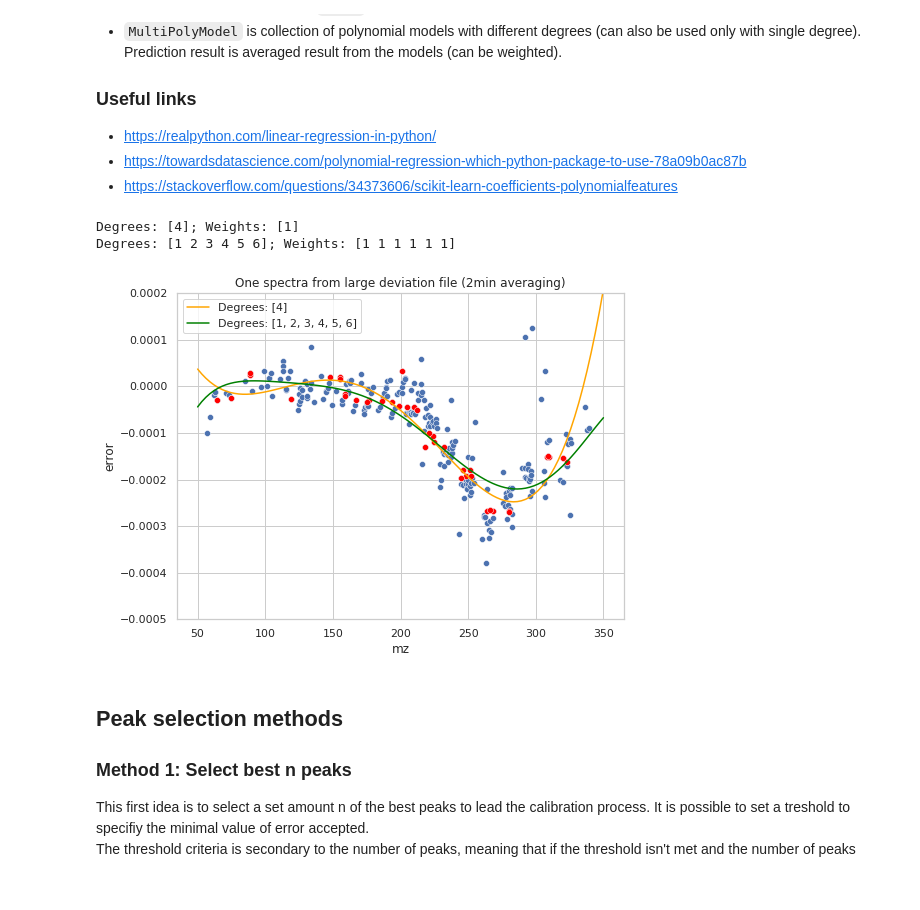
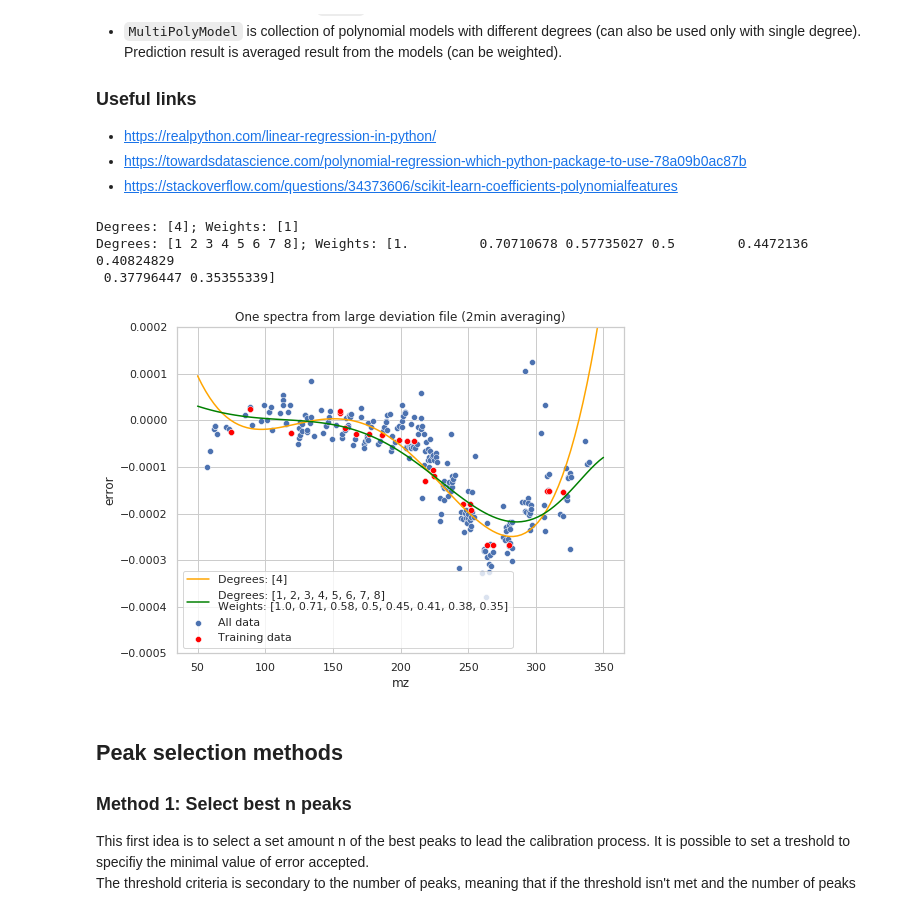
Before and after one commit to jokinen77/DataScienceProject1-Orbitrap, a Jupyter notebook: DataScienceProject1.ipynb, the cells around one changed output. Cells and saved outputs as stored; diff of their text form; code cells hidden in the pictures.

```diff
--- a/DataScienceProject1.ipynb
+++ b/DataScienceProject1.ipynb
@@ -200,6 +200,7 @@ def fit_gaussian(peak, resolution=default_resolution, show=False, use_rolling =
     out = leastsq(errfunc, init, args=(peak["mz"], intensity), maxfev = 200)
     c = out[0]
     if show:
+        sns.set_theme(style="whitegrid")
         x = np.linspace(peak["mz"].min(), peak["mz"].max(), 1000)
         fig, ax = plt.subplots(figsize=(8,6))
         ax.ticklabel_format(useOffset=False)
@@ -349,7 +350,7 @@ calculateMassUncertainty(tmp, True, True,True)
 * https://towardsdatascience.com/polynomial-regression-which-python-package-to-use-78a09b0ac87b
 * https://stackoverflow.com/questions/34373606/scikit-learn-coefficients-polynomialfeatures
 # %%
-%matplotlib inline
+#%matplotlib inline
 
 class MultiPolyModel:
     '''
@@ -422,40 +423,43 @@ class MultiPolyModel:
             results.append(model.predict(x.reshape(-1, 1)))
         return np.average(np.array(results), axis=0, weights = self.weights)
 
 peak_information = peak_informations[0]
 peak_information = peak_information[peak_information["error"].notnull()]
 
 # TODO: better peak selection
 #train = peak_information[peak_information["max_intensity"] > 10000]
-train, test = selectPeaksFromPartitions(peak_information, 5, 8, select=selectPeaksMeanError)
+train, test = selectPeaksFromPartitions(peak_information, 3, 8, select=selectPeaksMeanError)
 
 degrees1 = [4]
-degrees2 = [1,2,3,4,5,6]
+degrees2 = [1,2,3,4,5,6,7,8]
+weights2 = [1/np.sqrt(d) for d in degrees2]
 
 model = MultiPolyModel(degrees1, weights = 1, debug = True)
 model.fit(train["observed_mz"].values, train["error"].values*-1)
 
-model1 = MultiPolyModel(degrees2, weights = 1, debug = True)
+model1 = MultiPolyModel(degrees2, weights = weights2, debug = True)
 model1.fit(train["observed_mz"].values, train["error"].values*-1)
 
+sns.set_theme(style="whitegrid")
 fig, ax = plt.subplots(figsize=(8,6))
 sns.scatterplot(x=peak_information["observed_mz"].values, y=peak_information["error"].values*-1, ax=ax)
 sns.scatterplot(x=train["observed_mz"].values, y=train["error"].values*-1, ax=ax, color="red")
 x = np.linspace(50, 350, 100)
 y = model.predict(x)
 y1 = model1.predict(x)
-sns.lineplot(x=x, y=y, color="orange", ax=ax, legend="full")
+sns.lineplot(x=x, y=y, color="orange", ax=ax)
 sns.lineplot(x=x, y=y1, color="green", ax=ax)
-plt.legend(["Degrees: {}".format(degrees1), "Degrees: {}".format(degrees2)])
+plt.legend(["Degrees: {}".format(degrees1), "Degrees: {}\nWeights: {}".format(degrees2, [round(w, 2) for w in weights2]), "All data", "Training data"])
 
 plt.title("One spectra from large deviation file (2min averaging)")
 ax.set_ylabel("error")
 ax.set_xlabel("mz")
 _ = ax.set_ylim([-0.0005, 0.0002])
 # %% [output]
 Degrees: [4]; Weights: [1]
-Degrees: [1 2 3 4 5 6]; Weights: [1 1 1 1 1 1]
+Degrees: [1 2 3 4 5 6 7 8]; Weights: [1.         0.70710678 0.57735027 0.5        0.4472136  0.40824829
+ 0.37796447 0.35355339]
-[figure, old version]
+[figure, new version]
 # %% [markdown]
 ## Peak selection methods
 
```
Also changed, not shown: parts of 4 cells of this notebook.
